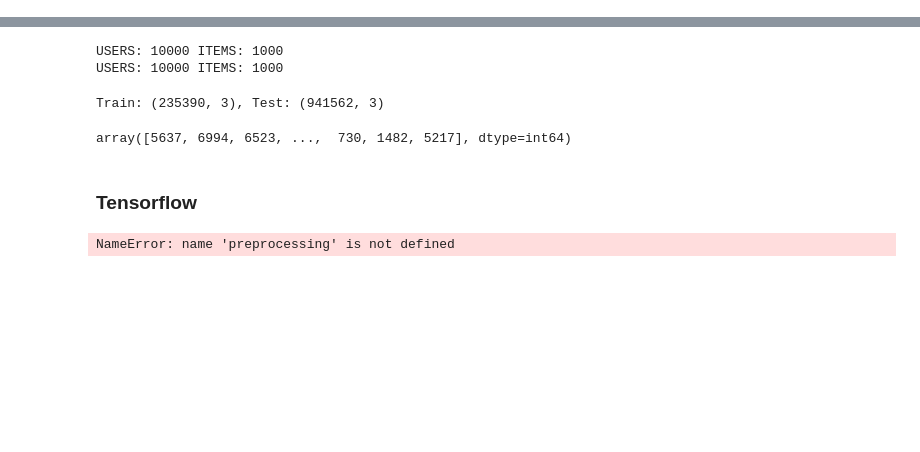
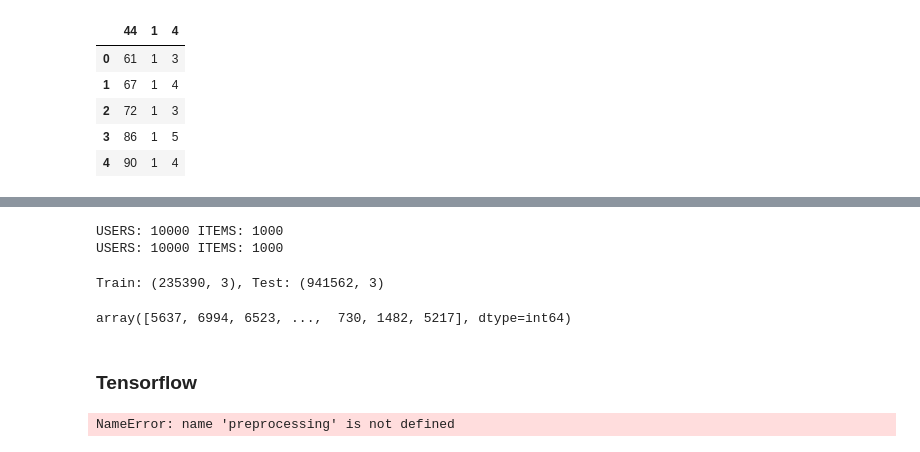
Before and after one commit to yukixLLL/MLProjects, a Jupyter notebook: Project2/run_yw.ipynb, the cells around one changed output, grey strips where cells are left out. Saved outputs shown, nothing was run; the diff lists cells and outputs as text; code cells hidden in the pictures; blank space fills up the shorter version.

```diff
--- a/Project2/run_yw.ipynb
+++ b/Project2/run_yw.ipynb
@@ -7,3 +7,12 @@ test_dataset = "./datas/sampleSubmission.csv"
 
 train_df_path = "./datas/train.csv"
 test_df_path = "./datas/test.csv"
+# %%
+pd.read_csv(train_df_path).head()
+# %% [output]
+|  | 44 | 1 | 4 |
+| 0 | 61 | 1 | 3 |
+| 1 | 67 | 1 | 4 |
+| 2 | 72 | 1 | 3 |
+| 3 | 86 | 1 | 5 |
+| 4 | 90 | 1 | 4 |
```
Also changed, not shown: parts of 6 cells of this notebook, 12 other files.
